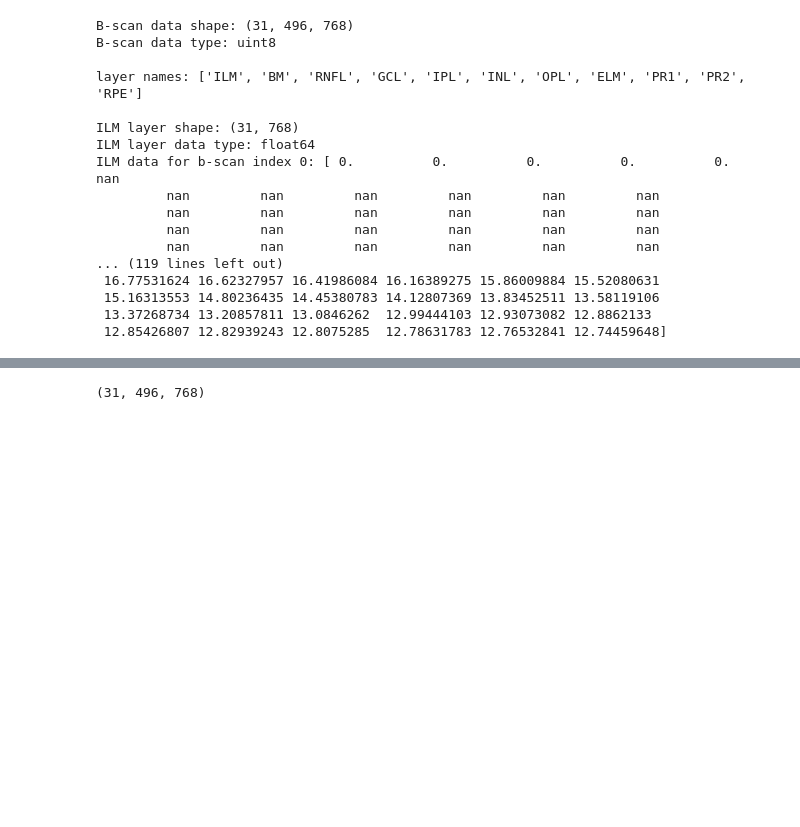
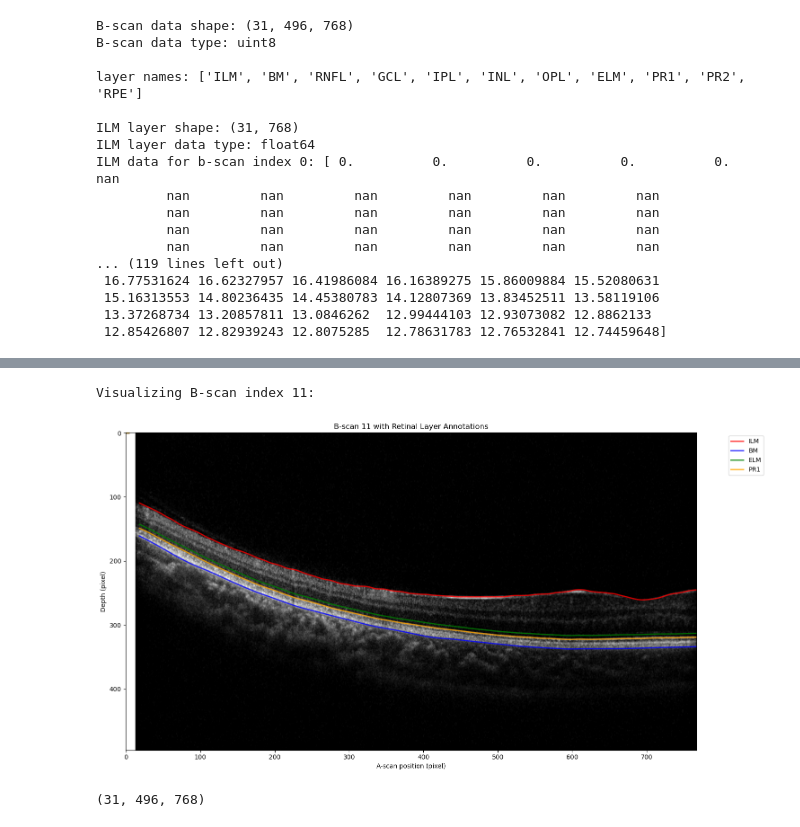
Before and after one commit to surajcodesml/SCR-Progression, a Jupyter notebook: e2e/read_e2e.ipynb, the cells around one changed output, grey strips where cells are left out. Saved outputs shown, nothing was run; the diff lists cells and outputs as text; code cells hidden in the pictures; blank space fills up the shorter version.

```diff
--- a/e2e/read_e2e.ipynb
+++ b/e2e/read_e2e.ipynb
@@ -108,3 +113,9 @@ Visualizing B-scan index 13:
+# %%
+print("\nVisualizing B-scan index 11:")
+visualize_bscan_with_layers(11)
+# %% [output]
+Visualizing B-scan index 11:
+[figure, added]
 # %%
 # Get the B-scan images as a numpy array
 bscans = ev.data  # shape: (num_bscans, height, width)
```
Also changed, not shown: parts of 3 cells of this notebook, 1 other file.
